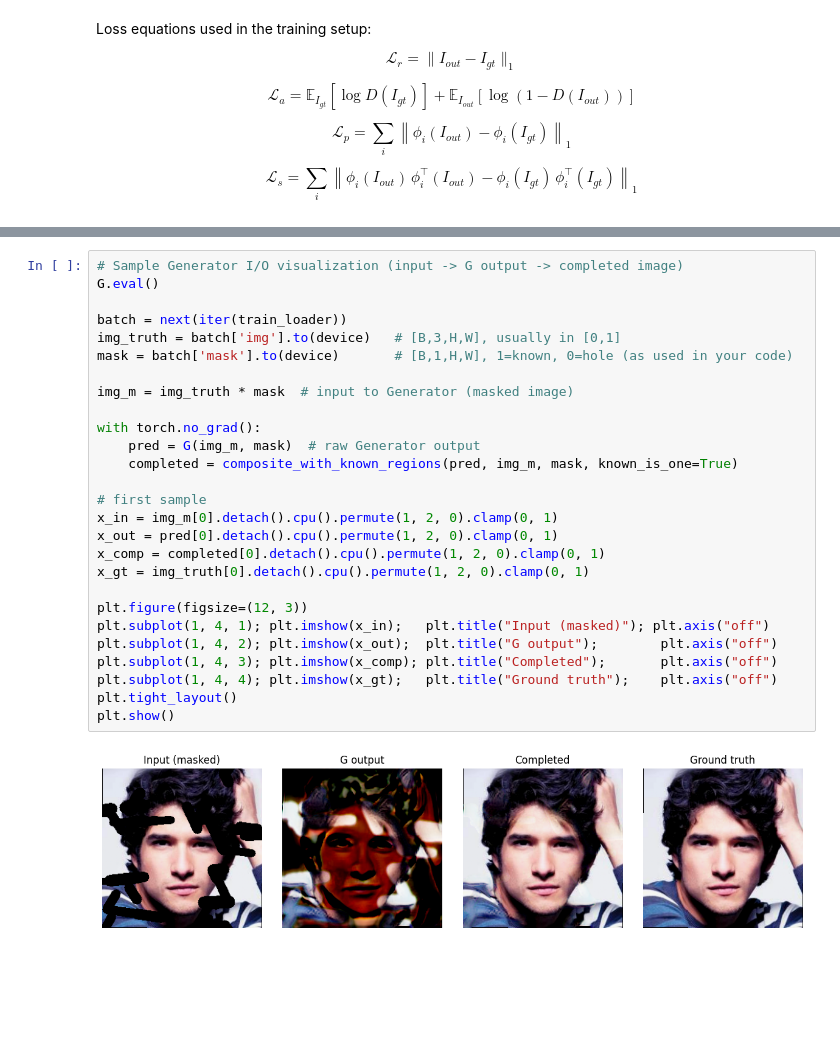
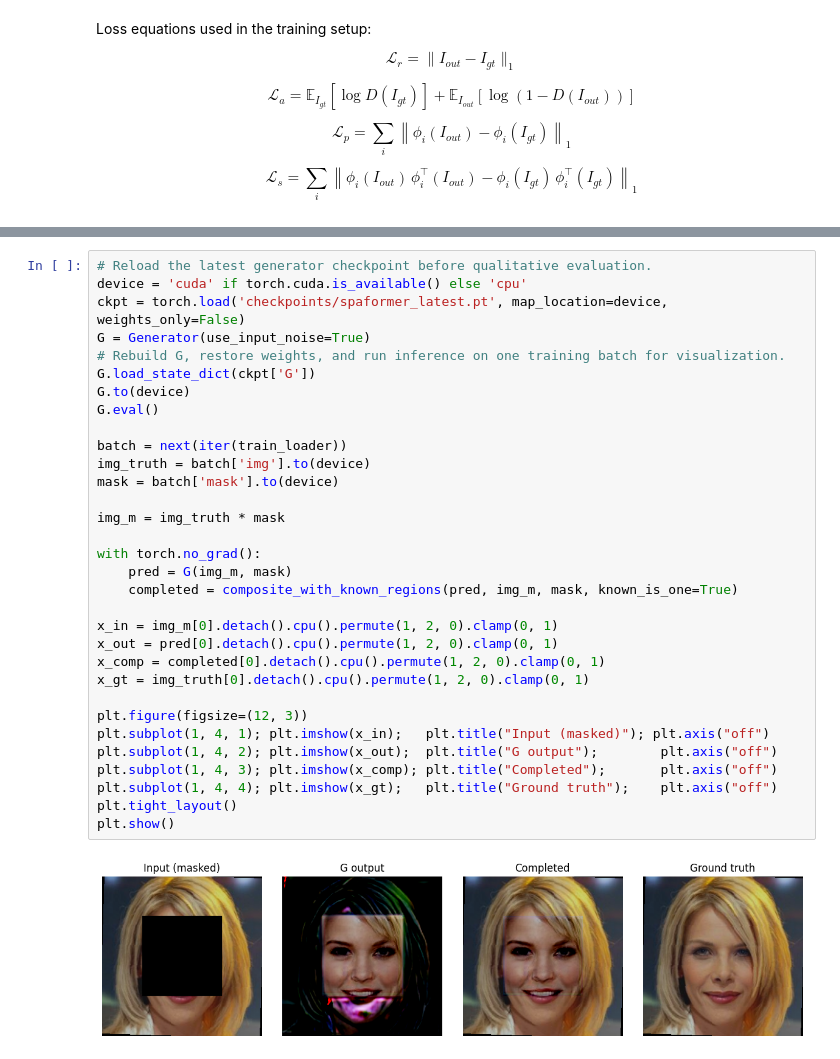
Before and after one commit to sancan-02/Spa-Former, a Jupyter notebook: model.ipynb, the cells around one changed output, grey strips where cells are left out. Drawn from its saved outputs; the diff is of its cells as text; blank space fills up the shorter version.

```diff
--- a/model.ipynb
+++ b/model.ipynb
@@ -957,29 +956,34 @@ Epoch 13 | D: 0.6656 | G: 0.7023 | L1: 0.0604, G_per: 1.2843, G_style: 0.0018
 # %%
-# Sample Generator I/O visualization (input -> G output -> completed image)
+# Reload the latest generator checkpoint before qualitative evaluation.
+device = 'cuda' if torch.cuda.is_available() else 'cpu'
+ckpt = torch.load('checkpoints/spaformer_latest.pt', map_location=device, weights_only=False)
+G = Generator(use_input_noise=True)
+# Rebuild G, restore weights, and run inference on one training batch for visualization.
+G.load_state_dict(ckpt['G'])
+G.to(device)
 G.eval()
 
 batch = next(iter(train_loader))
-img_truth = batch['img'].to(device)   # [B,3,H,W], usually in [0,1]
-mask = batch['mask'].to(device)       # [B,1,H,W], 1=known, 0=hole (as used in your code)
+img_truth = batch['img'].to(device)
+mask = batch['mask'].to(device)
 
-img_m = img_truth * mask  # input to Generator (masked image)
+img_m = img_truth * mask
 
 with torch.no_grad():
-    pred = G(img_m, mask)  # raw Generator output
+    pred = G(img_m, mask)
     completed = composite_with_known_regions(pred, img_m, mask, known_is_one=True)
 
-# first sample
 x_in = img_m[0].detach().cpu().permute(1, 2, 0).clamp(0, 1)
 x_out = pred[0].detach().cpu().permute(1, 2, 0).clamp(0, 1)
 x_comp = completed[0].detach().cpu().permute(1, 2, 0).clamp(0, 1)
 x_gt = img_truth[0].detach().cpu().permute(1, 2, 0).clamp(0, 1)
 
 plt.figure(figsize=(12, 3))
 plt.subplot(1, 4, 1); plt.imshow(x_in);   plt.title("Input (masked)"); plt.axis("off")
 plt.subplot(1, 4, 2); plt.imshow(x_out);  plt.title("G output");        plt.axis("off")
 plt.subplot(1, 4, 3); plt.imshow(x_comp); plt.title("Completed");       plt.axis("off")
 plt.subplot(1, 4, 4); plt.imshow(x_gt);   plt.title("Ground truth");    plt.axis("off")
 plt.tight_layout()
 plt.show()
 # %% [output]
-[figure, old version]
+[figure, new version]
```
Also changed, not shown: parts of 26 cells of this notebook.
